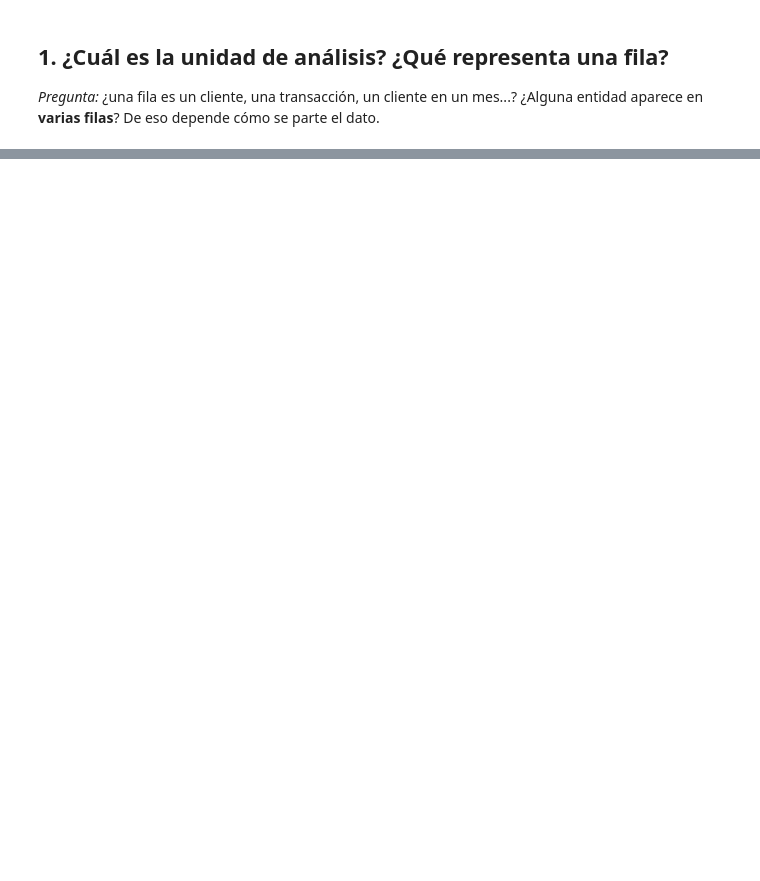
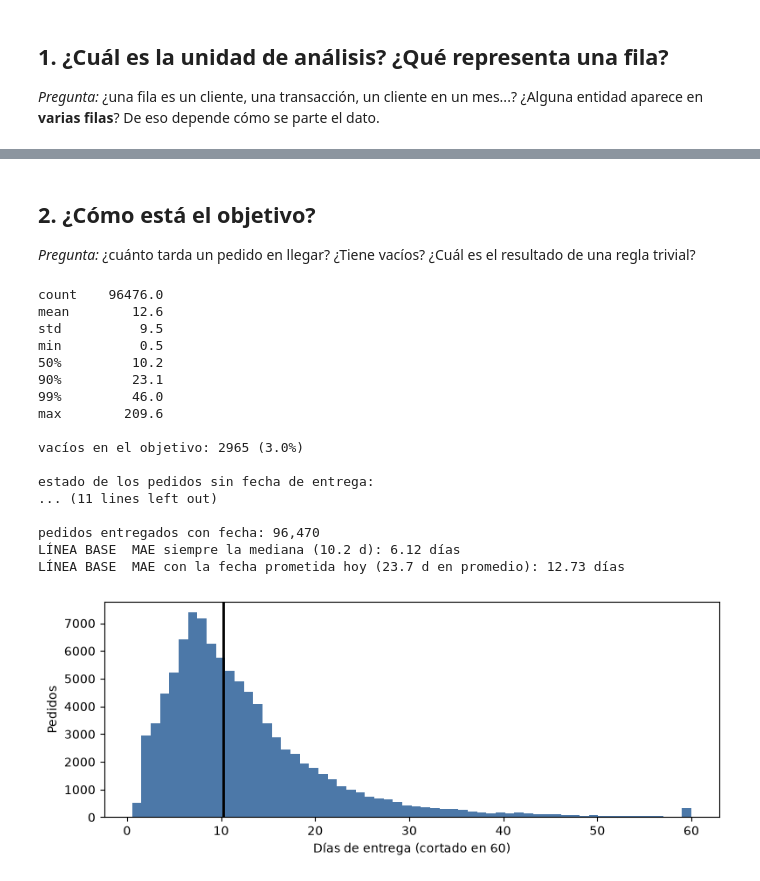
Before and after one commit to Stiware/Laboratorio_practico_ML, a Jupyter notebook: notebooks/02_eda.ipynb, the cells around one changed output, grey strips where cells are left out. Drawn from its saved outputs; the diff is of its cells as text; code cells hidden in the pictures; blank space fills up the shorter version.

```diff
--- a/notebooks/02_eda.ipynb
+++ b/notebooks/02_eda.ipynb
@@ -148,0 +108,40 @@ Mínimo **5 decisiones**, cada una con **cifra → acción → motivo**. Cópial
+# %% [markdown]
+## 2. ¿Cómo está el objetivo?
+
+*Pregunta:* ¿cuánto tarda un pedido en llegar? ¿Tiene vacíos? ¿Cuál es el resultado de una regla trivial?
+# %%
+print(df[TARGET].describe(percentiles=[.5, .9, .99]).round(1).to_string())
+print("\nvacíos en el objetivo:", df[TARGET].isna().sum(), f"({df[TARGET].isna().mean():.1%})")
+print("\nestado de los pedidos sin fecha de entrega:\n", df[df[TARGET].isna()].order_status.value_counts().to_string())
+print("estado 'delivered' pero sin fecha:", ((df.order_status == "delivered") & df[TARGET].isna()).sum())
+print("estado distinto de 'delivered' pero con fecha:", ((df.order_status != "delivered") & df[TARGET].notna()).sum())
+
+entregados = df[(df.order_status == "delivered") & df[TARGET].notna()].copy()
+real = entregados[TARGET]
+print(f"\npedidos entregados con fecha: {len(entregados):,}")
+print(f"LÍNEA BASE  MAE siempre la mediana ({real.median():.1f} d): {(real - real.median()).abs().mean():.2f} días")
+print(f"LÍNEA BASE  MAE con la fecha prometida hoy ({entregados.dias_prometidos.mean():.1f} d en promedio): {(real - entregados.dias_prometidos).abs().mean():.2f} días")
+
+fig, ax = plt.subplots(figsize=(8, 3.2))
+ax.hist(real.clip(upper=60), bins=60, color="#4C78A8")
+ax.axvline(real.median(), color="black", lw=2); ax.set_xlabel("Días de entrega (cortado en 60)"); ax.set_ylabel("Pedidos")
+plt.tight_layout(); plt.show()
+# %% [output]
+count    96476.0
+mean        12.6
+std          9.5
+min          0.5
+50%         10.2
+90%         23.1
+99%         46.0
+max        209.6
+
+vacíos en el objetivo: 2965 (3.0%)
+
+estado de los pedidos sin fecha de entrega:
+... (11 lines left out)
+
+pedidos entregados con fecha: 96,470
+LÍNEA BASE  MAE siempre la mediana (10.2 d): 6.12 días
+LÍNEA BASE  MAE con la fecha prometida hoy (23.7 d en promedio): 12.73 días
+[figure, added]
```
Also changed, not shown: parts of 38 cells of this notebook, 2 other files.
